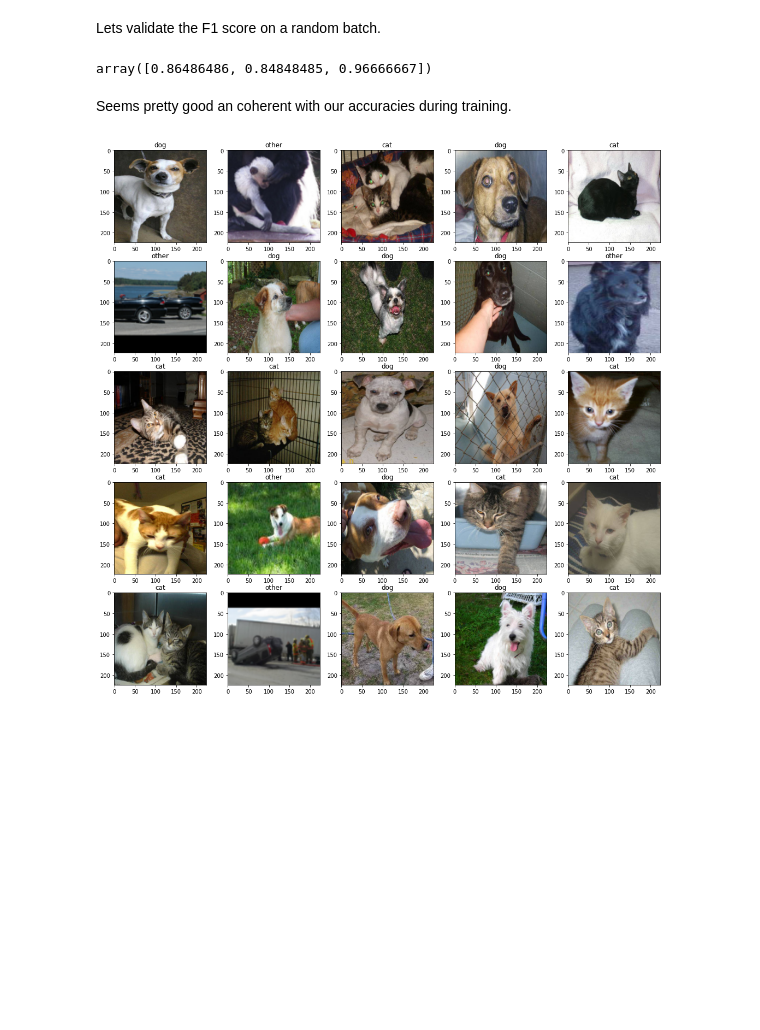
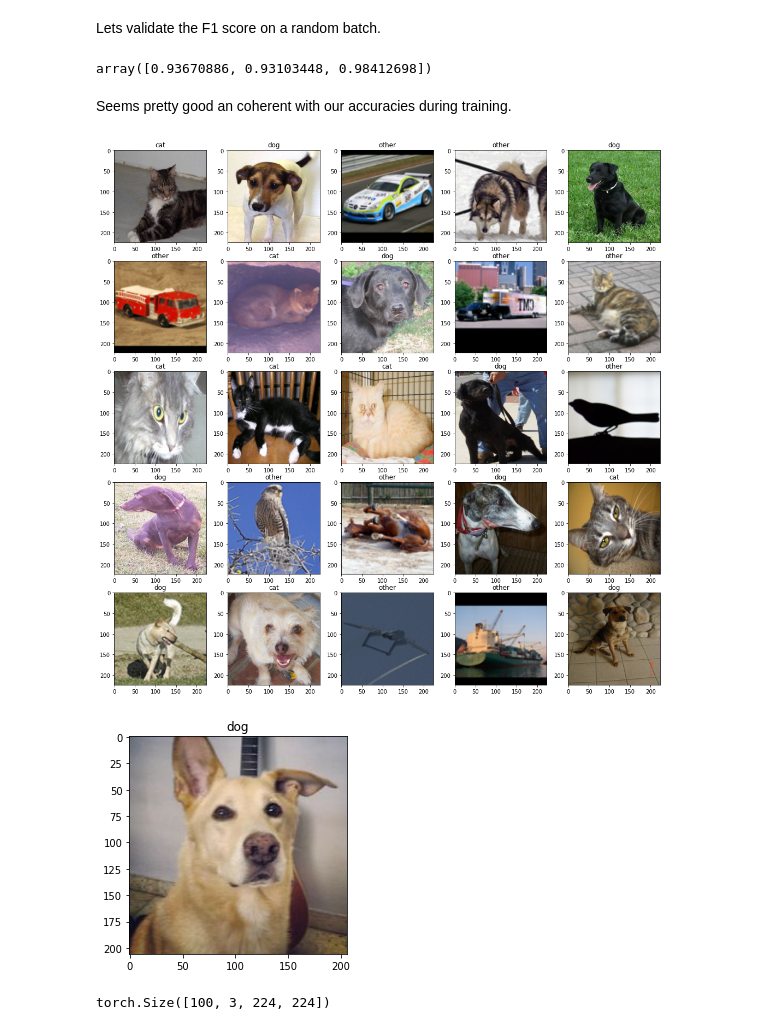
Before and after one commit to deman311/Projecton, a Jupyter notebook: Projecton_MiddleOut.ipynb, the cells around one changed output. Drawn from its saved outputs; the diff is of its cells as text; code cells hidden in the pictures; blank space fills up the shorter version.

```diff
--- a/Projecton_MiddleOut.ipynb
+++ b/Projecton_MiddleOut.ipynb
@@ -20,7 +20,7 @@ import zipfile
 # %%
 lr = 0.001
 batch_size = 100
-epochs = 10
+epochs = 15
 # %%
 device = 'cuda' if torch.cuda.is_available() else 'cpu'
 
@@ -418,10 +408,38 @@ import sklearn.metrics as met
 data = next(iter(train_loader))
 met.f1_score(predict(model, data[0]), data[1], average=None)
 # %% [output]
-array([0.86486486, 0.84848485, 0.96666667])
+array([0.93670886, 0.93103448, 0.98412698])
 # %% [markdown]
 Seems pretty good an coherent with our accuracies during training.
 # %%
 draw_predict(model, next(iter(test_loader))[0])
 # %% [output]
-[figure, old version]
+[figure, new version]
+# %%
+import cv2
+
+def pred_image(model, img: np.ndarray):
+  img = cv2.resize(img, (224, 224))
+  img = torch.tensor(img)
+  img = img.moveaxis(1, 2)
+  img = img.moveaxis(0, 1)
+  img = img[np.newaxis, :].float()
+  res = predict(model, img)[0]
+
+  if res == 0:
+    return 'cat'
+  elif res == 1:
+    return 'dog'
+  return 'other'
+# %%
+jim = plt.imread("./jim.jpg")
+plt.imshow(jim)
+plt.title(pred_image(model, jim))
+
+plt.show()
+# %% [output]
+[figure, added]
+# %%
+next(iter(test_loader))[0].shape
+# %% [output]
+torch.Size([100, 3, 224, 224])
```
Also changed, not shown: parts of 9 cells of this notebook, 2 other files.
